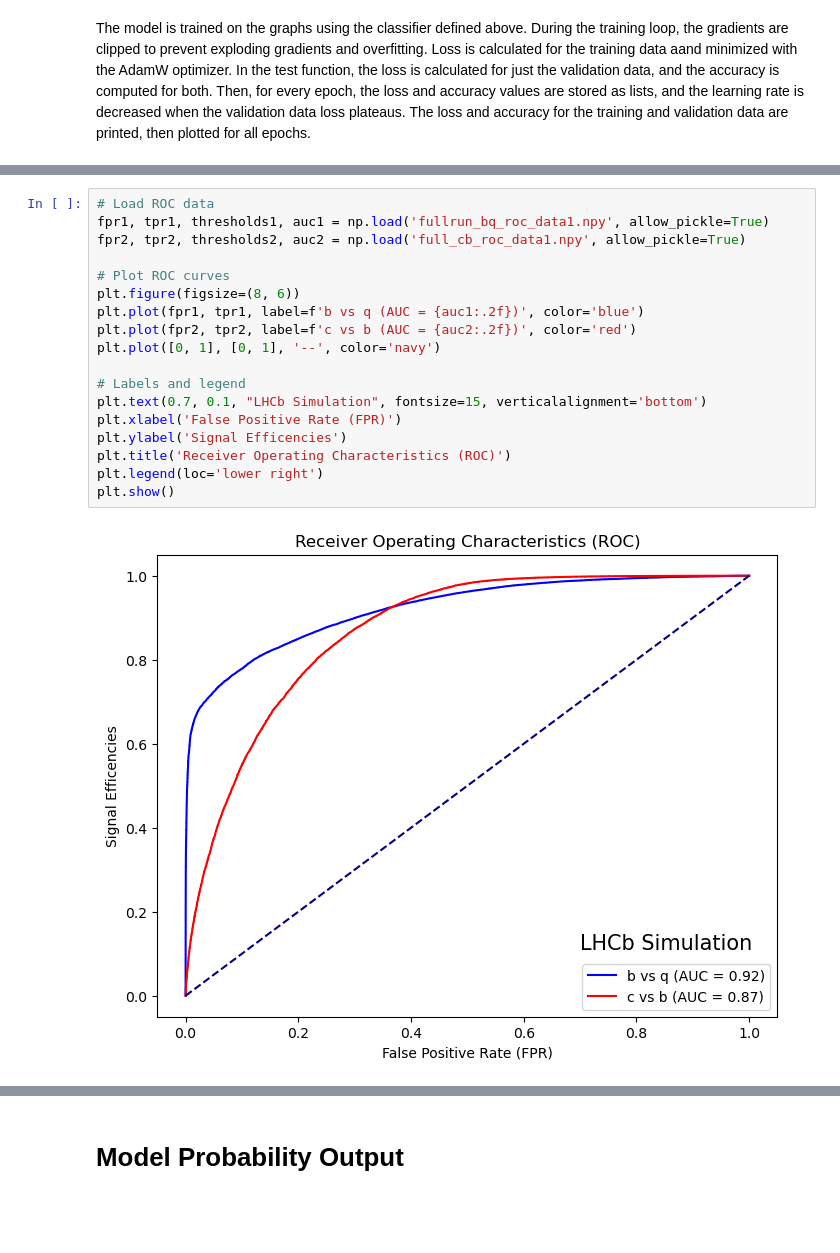
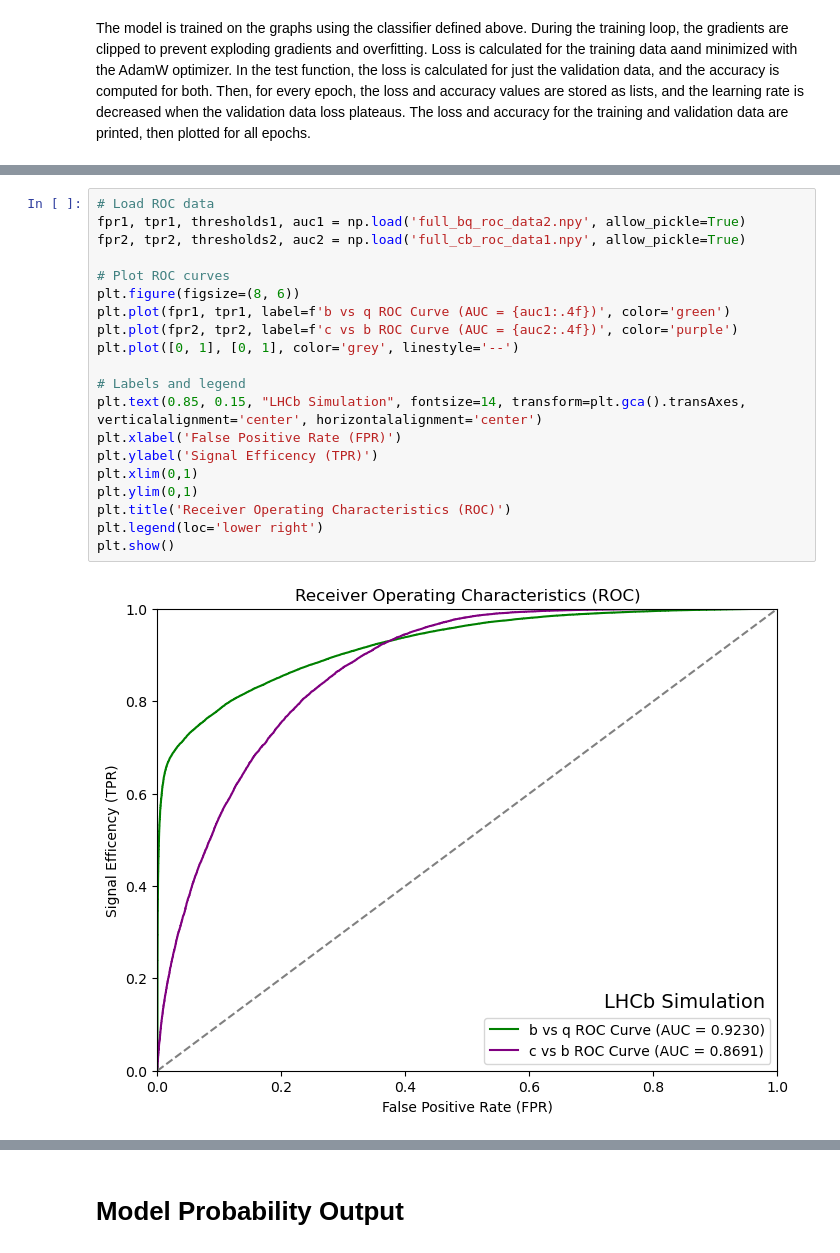
Before and after one commit to gpesticci/Jet-GNN, a Jupyter notebook: GNN.ipynb, the cells around one changed output, grey strips where cells are left out. Cells and saved outputs as stored; diff of their text form; blank space fills up the shorter version.

```diff
--- a/GNN.ipynb
+++ b/GNN.ipynb
@@ -526,20 +496,22 @@ np.save('fullrun_bq_roc_data1.npy', np.array([fpr, tpr, thresholds, auc]))
 # %%
 # Load ROC data
-fpr1, tpr1, thresholds1, auc1 = np.load('fullrun_bq_roc_data1.npy', allow_pickle=True)
+fpr1, tpr1, thresholds1, auc1 = np.load('full_bq_roc_data2.npy', allow_pickle=True)
 fpr2, tpr2, thresholds2, auc2 = np.load('full_cb_roc_data1.npy', allow_pickle=True)
 
 # Plot ROC curves
 plt.figure(figsize=(8, 6))
-plt.plot(fpr1, tpr1, label=f'b vs q (AUC = {auc1:.2f})', color='blue')
-plt.plot(fpr2, tpr2, label=f'c vs b (AUC = {auc2:.2f})', color='red')
-plt.plot([0, 1], [0, 1], '--', color='navy')
+plt.plot(fpr1, tpr1, label=f'b vs q ROC Curve (AUC = {auc1:.4f})', color='green')
+plt.plot(fpr2, tpr2, label=f'c vs b ROC Curve (AUC = {auc2:.4f})', color='purple')
+plt.plot([0, 1], [0, 1], color='grey', linestyle='--')
 
 # Labels and legend
-plt.text(0.7, 0.1, "LHCb Simulation", fontsize=15, verticalalignment='bottom')
+plt.text(0.85, 0.15, "LHCb Simulation", fontsize=14, transform=plt.gca().transAxes, verticalalignment='center', horizontalalignment='center')
 plt.xlabel('False Positive Rate (FPR)')
-plt.ylabel('Signal Efficencies')
+plt.ylabel('Signal Efficency (TPR)')
+plt.xlim(0,1)
+plt.ylim(0,1)
 plt.title('Receiver Operating Characteristics (ROC)')
 plt.legend(loc='lower right')
 plt.show()
 # %% [output]
-[figure, old version]
+[figure, new version]
```
Also changed, not shown: parts of 39 cells of this notebook, 9 other files.
